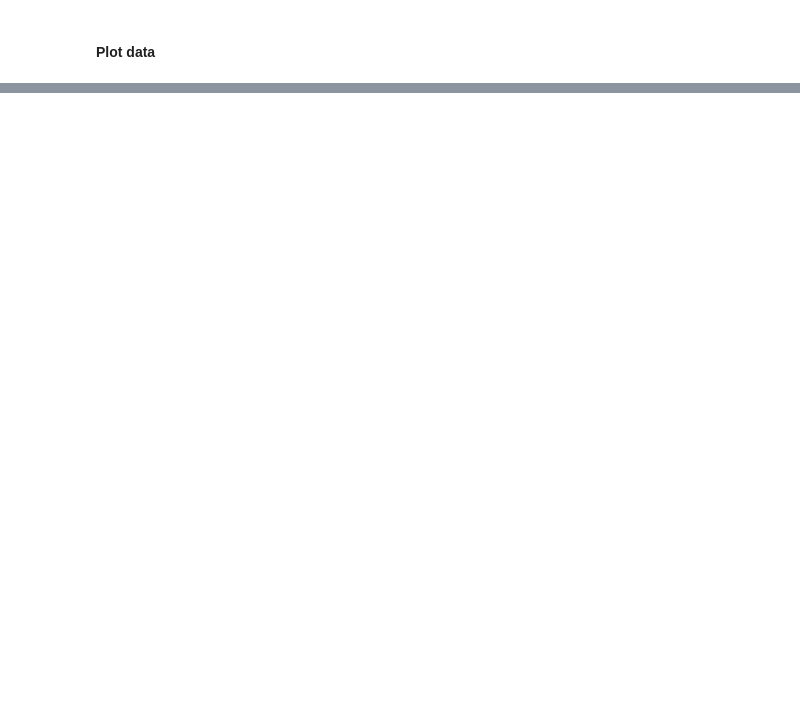
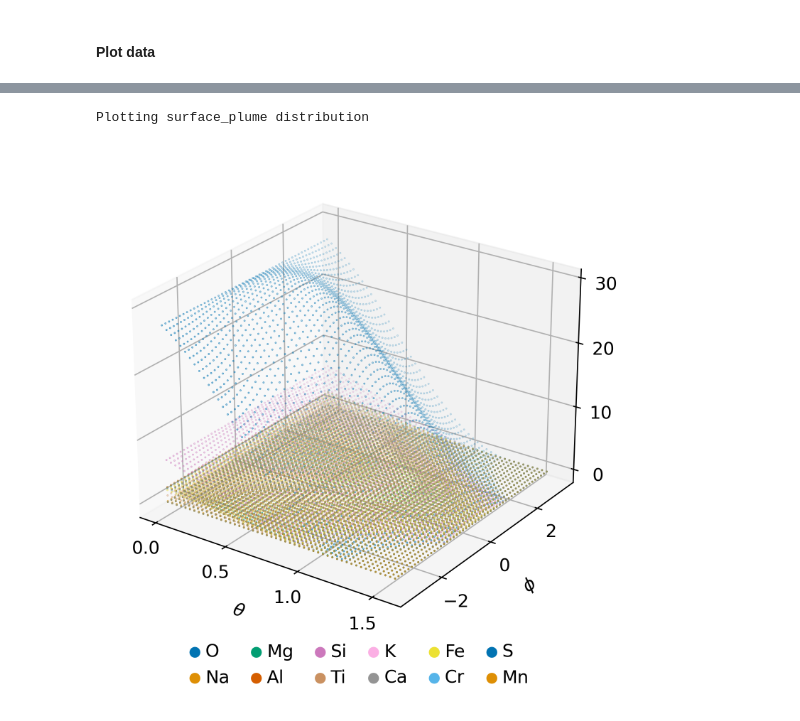
Before and after one commit to nvjaeggi/SpuBase, a Jupyter notebook: spubase/docs/1_Surface_compositions.ipynb, the cells around one changed output, grey strips where cells are left out. Cells and saved outputs as stored; diff of their text form; code cells hidden in the pictures; blank space fills up the shorter version.

```diff
--- a/spubase/docs/1_Surface_compositions.ipynb
+++ b/spubase/docs/1_Surface_compositions.ipynb
@@ -131,0 +146,6 @@ Plotting energy distribution
+# %%
+fig_psdist, ax_psdist = SpuBase.plot_dist('surface_plume', title='', elev=25, azim=-55)
+fig_psdist
+# %% [output]
+Plotting surface_plume distribution
+[figure, added]
```
Also changed, not shown: parts of 10 cells of this notebook, 35 other files.
